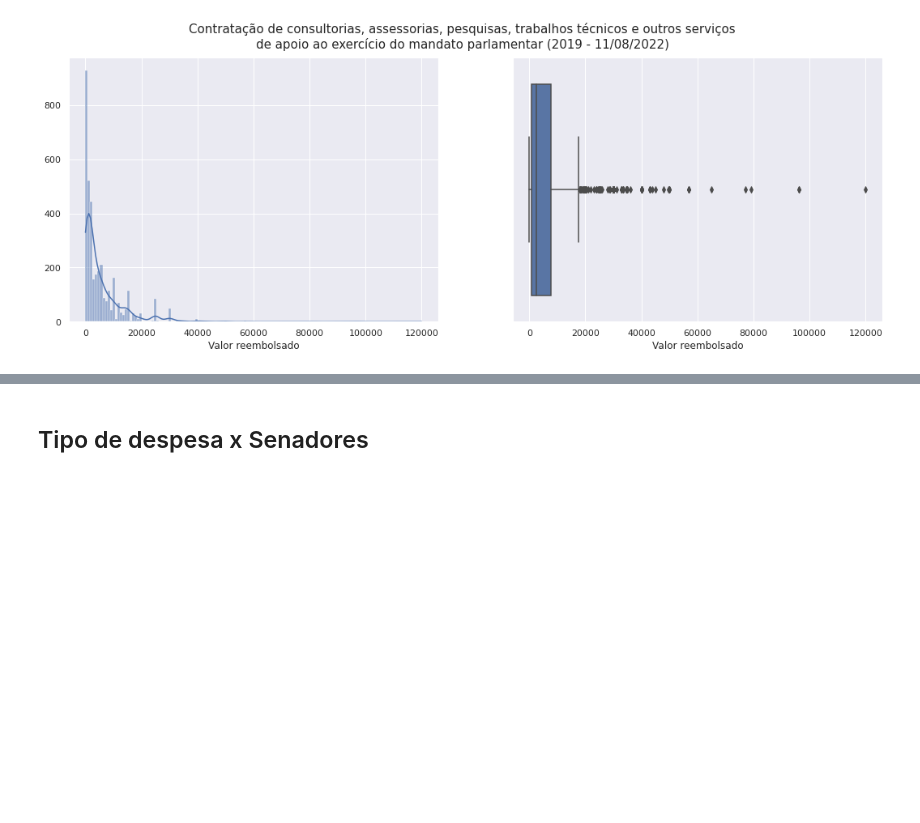
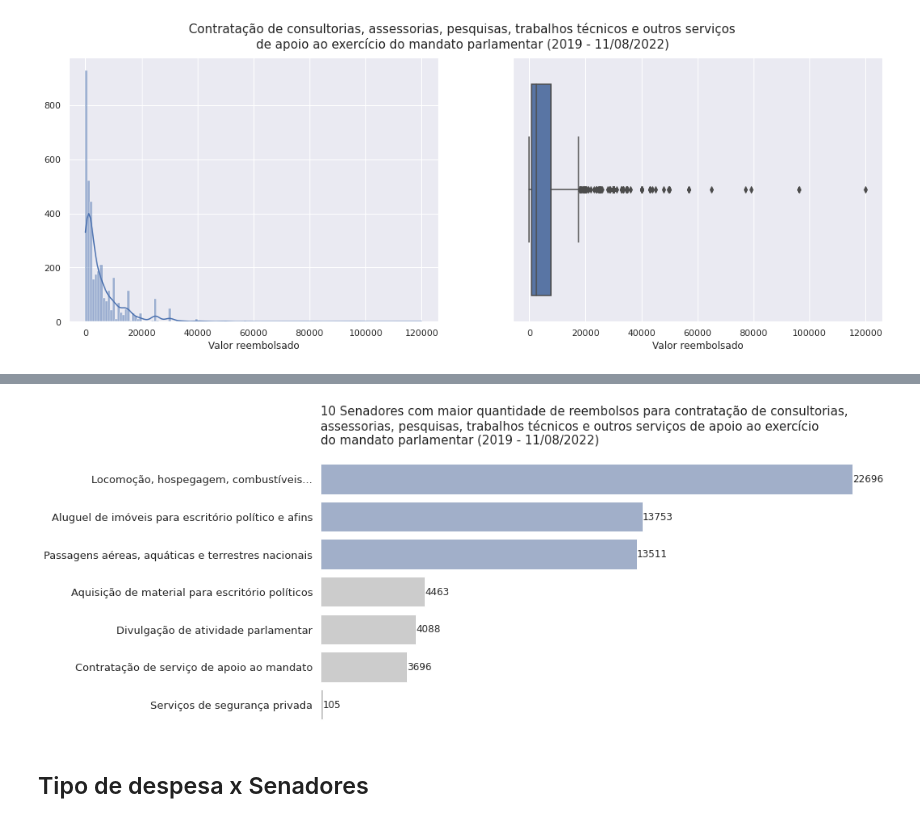
Before and after one commit to Tathy/Pesquisa-reembolsos-CEAPS, a Jupyter notebook: Pesquisa_sobre_dados_do_CEAPS.ipynb, the cells around one changed output, grey strips where cells are left out. Saved outputs shown, nothing was run; the diff lists cells and outputs as text; code cells hidden in the pictures; blank space fills up the shorter version.

```diff
--- a/Pesquisa_sobre_dados_do_CEAPS.ipynb
+++ b/Pesquisa_sobre_dados_do_CEAPS.ipynb
@@ -567,3 +573,35 @@ plt.show()
+# %%
+sns.set_theme(style="whitegrid")
+plt.figure(figsize = (12.4,6))
+
+dados = dados = dados_ceaps['TIPO_DESPESA'].value_counts().reset_index().rename(columns = {'index':'TIPO_DESPESA', 'TIPO_DESPESA':'CONTAGEM'})[['TIPO_DESPESA', 'CONTAGEM']]
+palette = ['#cccccc' if (x < 10000) else '#9aadd0' for x in dados['CONTAGEM']]
+
+ax = sns.barplot(data = dados.sort_values('CONTAGEM', ascending = False).head(10), x = 'CONTAGEM', y = 'TIPO_DESPESA', palette = palette)
+
+labels = ['Locomoção, hospegagem, combustíveis...',
+          'Aluguel de imóveis para escritório político e afins',
+          'Passagens aéreas, aquáticas e terrestres nacionais',
+          'Aquisição de material para escritório políticos',
+          'Divulgação de atividade parlamentar',
+          'Contratação de serviço de apoio ao mandato',
+          'Serviços de segurança privada']
+ax.set_yticklabels(labels)
+
+ax.set_title('10 Senadores com maior quantidade de reembolsos para contratação de consultorias,\nassessorias, pesquisas, trabalhos técnicos e outros serviços de apoio ao exercício\ndo mandato parlamentar (2019 - 11/08/2022)',
+             fontsize = 15, pad = 20, horizontalalignment = 'left', x = 0)
+ax.tick_params(axis = 'y', labelsize = 13)
+plt.xlabel('')
+plt.ylabel('')
+ax.bar_label(ax.containers[0])
+ax.set(xticklabels = [])
+
+ax.grid(False)
+sns.despine(bottom = True, left = True)
+
+plt.show()
+# %% [output]
+[figure, added]
 # %% [markdown]
 ## Tipo de despesa x Senadores
 # %% [markdown]
```
Also changed, not shown: parts of 6 cells of this notebook.
